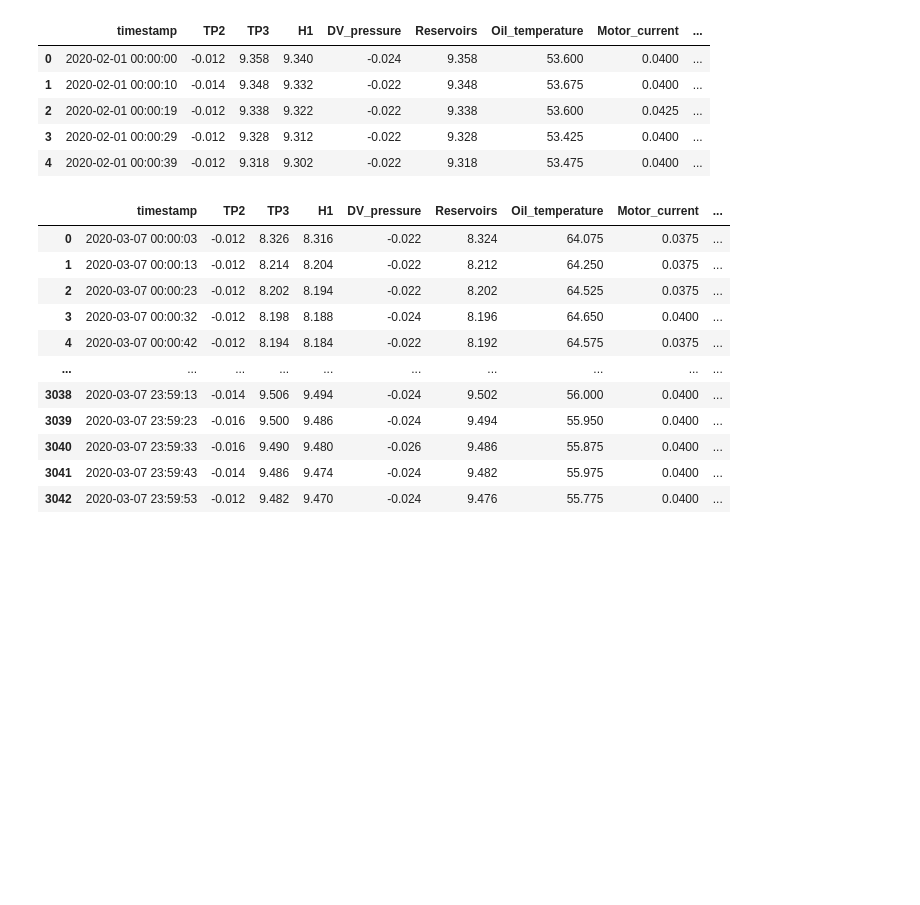
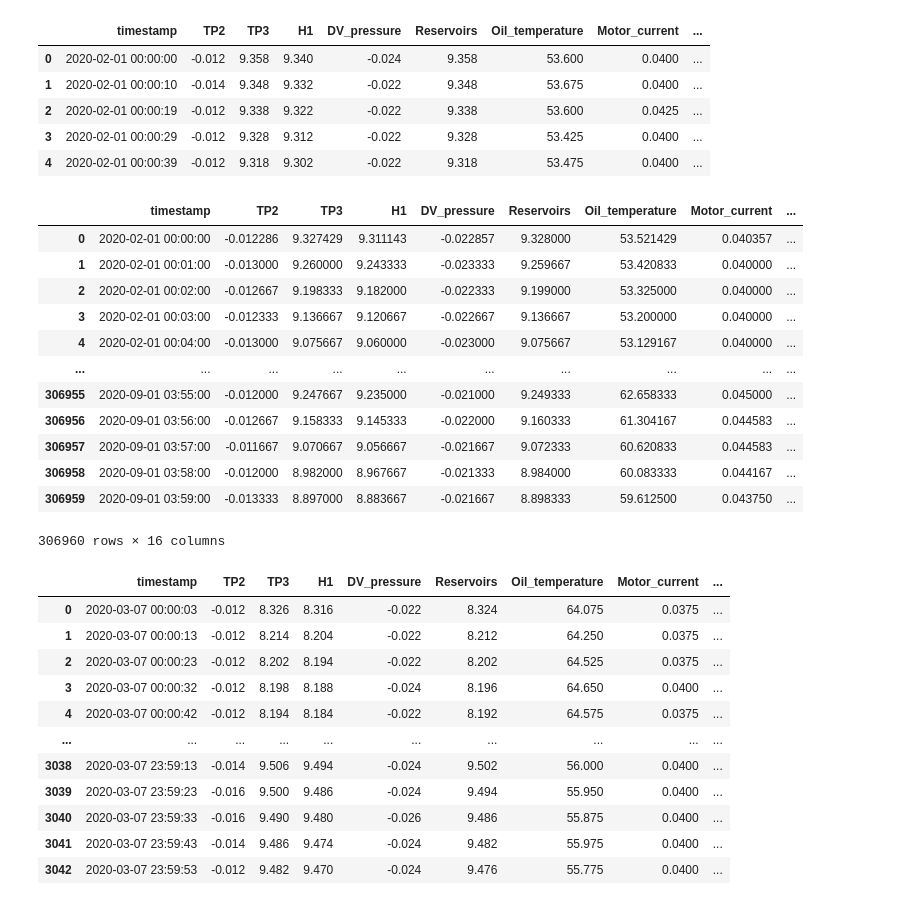
Before and after one commit to bilge-akar/GradProject-Bilge, a Jupyter notebook: arimametropt3_randomday.ipynb, the cells around one changed output. Cells and saved outputs as stored; diff of their text form; code cells hidden in the pictures; blank space fills up the shorter version.

```diff
--- a/arimametropt3_randomday.ipynb
+++ b/arimametropt3_randomday.ipynb
@@ -24,6 +24,23 @@ df.head()
 | 2 | 2020-02-01 00:00:19 | -0.012 | 9.338 | 9.322 | -0.022 | 9.338 | 53.600 | 0.0425 | ... |
 | 3 | 2020-02-01 00:00:29 | -0.012 | 9.328 | 9.312 | -0.022 | 9.328 | 53.425 | 0.0400 | ... |
 | 4 | 2020-02-01 00:00:39 | -0.012 | 9.318 | 9.302 | -0.022 | 9.318 | 53.475 | 0.0400 | ... |
+# %%
+df = mpt.aggregate_as_a_minute(df)
+df
+# %% [output]
+|  | timestamp | TP2 | TP3 | H1 | DV_pressure | Reservoirs | Oil_temperature | Motor_current | ... |
+| 0 | 2020-02-01 00:00:00 | -0.012286 | 9.327429 | 9.311143 | -0.022857 | 9.328000 | 53.521429 | 0.040357 | ... |
+| 1 | 2020-02-01 00:01:00 | -0.013000 | 9.260000 | 9.243333 | -0.023333 | 9.259667 | 53.420833 | 0.040000 | ... |
+| 2 | 2020-02-01 00:02:00 | -0.012667 | 9.198333 | 9.182000 | -0.022333 | 9.199000 | 53.325000 | 0.040000 | ... |
+| 3 | 2020-02-01 00:03:00 | -0.012333 | 9.136667 | 9.120667 | -0.022667 | 9.136667 | 53.200000 | 0.040000 | ... |
+| 4 | 2020-02-01 00:04:00 | -0.013000 | 9.075667 | 9.060000 | -0.023000 | 9.075667 | 53.129167 | 0.040000 | ... |
+| ... | ... | ... | ... | ... | ... | ... | ... | ... | ... |
+| 306955 | 2020-09-01 03:55:00 | -0.012000 | 9.247667 | 9.235000 | -0.021000 | 9.249333 | 62.658333 | 0.045000 | ... |
+| 306956 | 2020-09-01 03:56:00 | -0.012667 | 9.158333 | 9.145333 | -0.022000 | 9.160333 | 61.304167 | 0.044583 | ... |
+| 306957 | 2020-09-01 03:57:00 | -0.011667 | 9.070667 | 9.056667 | -0.021667 | 9.072333 | 60.620833 | 0.044583 | ... |
+| 306958 | 2020-09-01 03:58:00 | -0.012000 | 8.982000 | 8.967667 | -0.021333 | 8.984000 | 60.083333 | 0.044167 | ... |
+| 306959 | 2020-09-01 03:59:00 | -0.013333 | 8.897000 | 8.883667 | -0.021667 | 8.898333 | 59.612500 | 0.043750 | ... |
+306960 rows × 16 columns
 # %%
 df_day1 = mpt.filter_a_day("2020-03-07",df)
 df_day1
```
Also changed, not shown: parts of 9 cells of this notebook, 1 other file.
